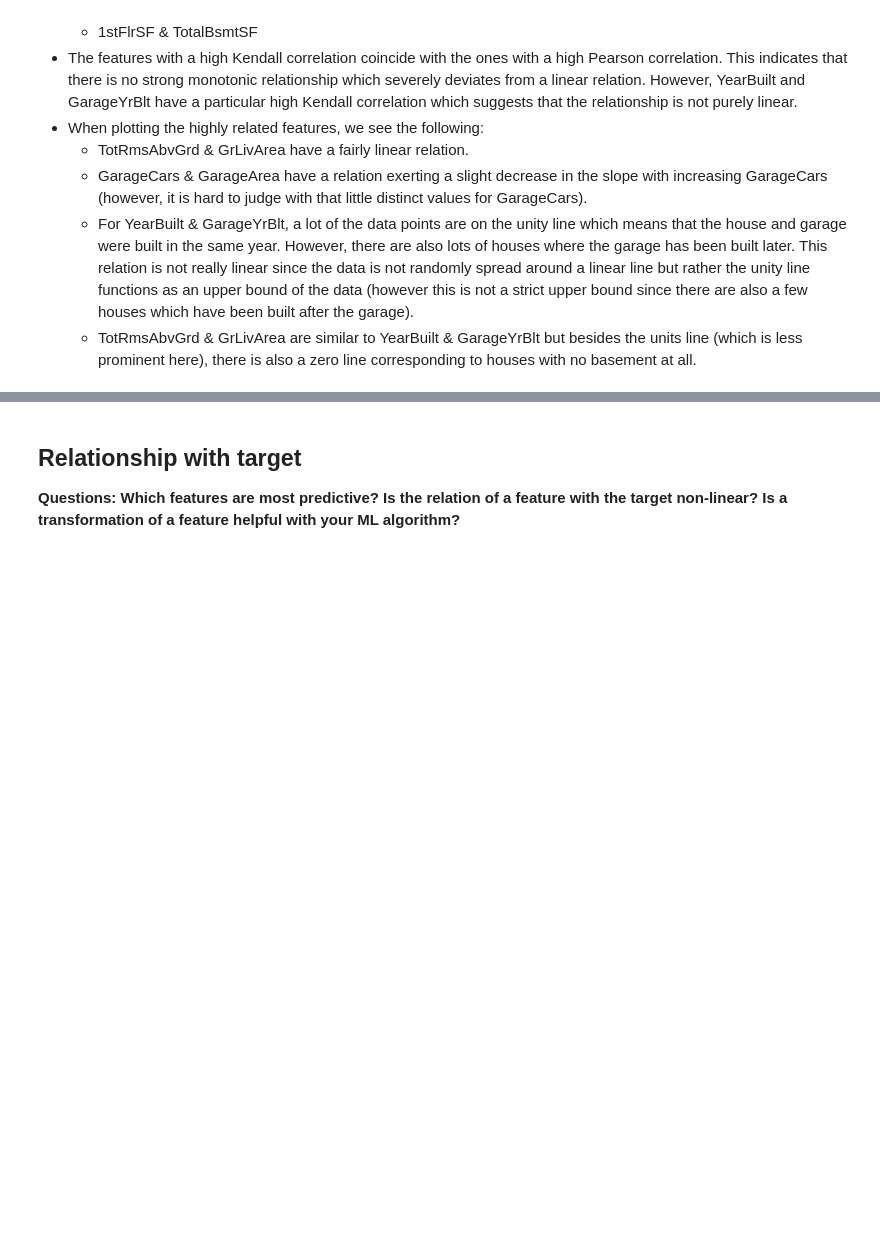
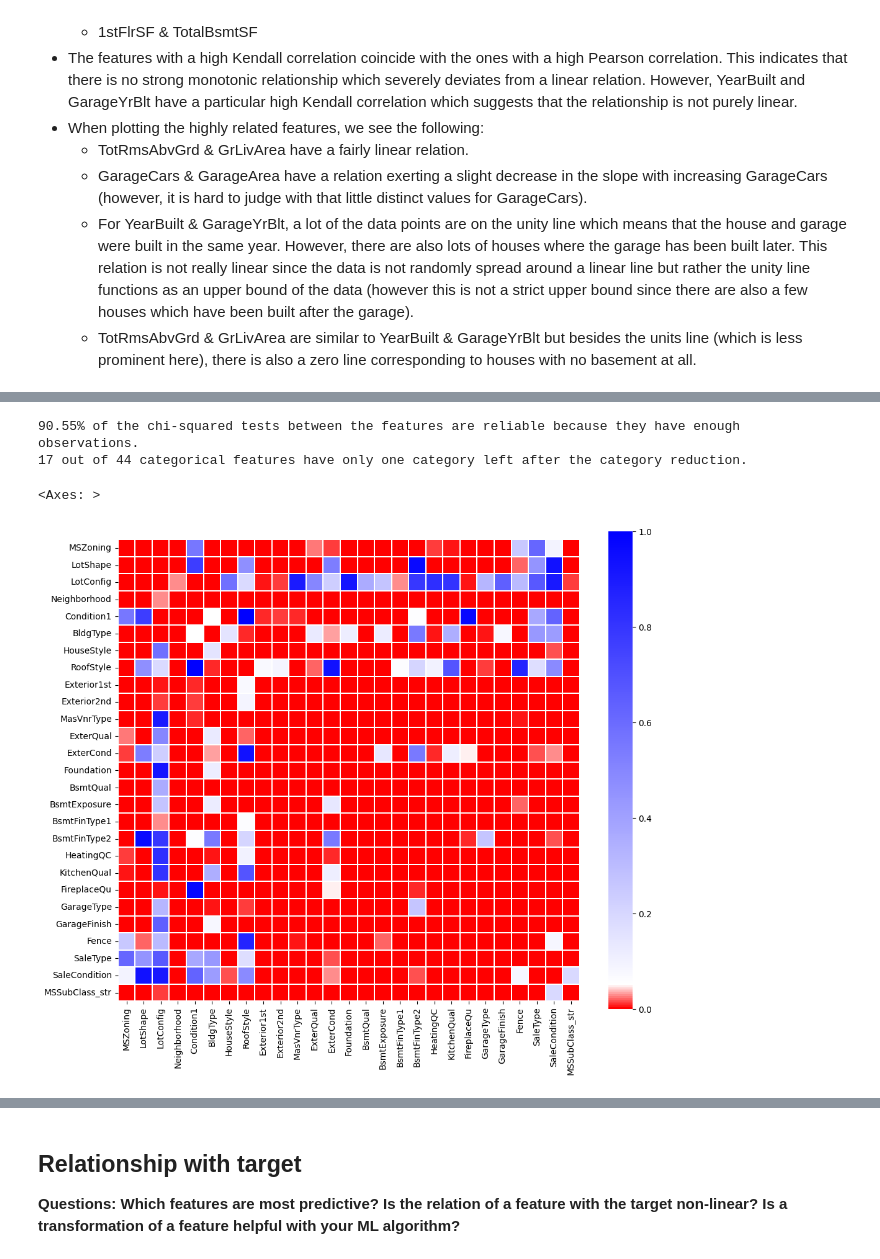
Before and after one commit to ronja-s/ames_housing_prices, a Jupyter notebook: jupyter_notebooks/03_exploratory_data_analysis.ipynb, the cells around one changed output, grey strips where cells are left out. Drawn from its saved outputs; the diff is of its cells as text; code cells hidden in the pictures; blank space fills up the shorter version.

Commit message:
Add section relationship between categorical features

```diff
--- a/jupyter_notebooks/03_exploratory_data_analysis.ipynb
+++ b/jupyter_notebooks/03_exploratory_data_analysis.ipynb
@@ -787,0 +877,73 @@ Findings for the numerical features:
+# %%
+# run chi-squared test with reduces categories:
+def reduce_categories(
+    df: pd.DataFrame,
+    categorical_column: str,
+    min_entries_per_category: int = 100,
+    new_category_name: str = "Rarest_Categories_Combined",
+):
+    category_counts = df[categorical_column].value_counts().sort_values(ascending=True)
+    new_category_count = 0
+    categories_to_combine = []
+    for category in category_counts.index:
+        categories_to_combine.append(category)
+        new_category_count += category_counts[category]
+        if new_category_count > min_entries_per_category:
+            break
+    df[categorical_column] = df[categorical_column].apply(
+        lambda entry: new_category_name if entry in categories_to_combine else entry
+    )
+
+    return df
+
+
+X_train_reduced_cat = X_train_no_nan[list(cat_cols) + ["MSSubClass_str"]].copy()
+for col in cat_cols:
+    X_train_reduced_cat = reduce_categories(
+        X_train_reduced_cat, col, min_entries_per_category=150
+    )
+
+dependence_df, reliability_df = check_all_dependences_with_chi2_test(
+    df=X_train_reduced_cat, confidence_probability=None
+)
+
+# check reliability of chi-squared test:
+reliable_percentage = reliability_df.mean().mean() * 100
+print(
+    f"{round(reliable_percentage, 2)}% of the chi-squared tests between the features"
+    " are reliable because they have enough observations."
+)
+
+# check how many features have only 1 category left after the category reduction:
+red_cat_nunique = X_train_reduced_cat.nunique()
+one_category_features = red_cat_nunique[red_cat_nunique == 1].sum()
+print(
+    f"{one_category_features} out of {len(X_train_reduced_cat.columns)} categorical"
+    " features have only one category left after the category reduction."
+)
+
+# plot dependence between cat. features:
+alpha = 1.0 - confidence_probability  # significance level
+colors = [(0, "red"), (alpha, "white"), (1, "blue")]
+cmap_custom = LinearSegmentedColormap.from_list("custom_colormap", colors)
+
+reduced_nunique = X_train_reduced_cat.nunique()
+# note: exclude columns with only 1 category which will naturally have no dependence
+# with any other column
+cols_with_more_than_one_cat = list(reduced_nunique[reduced_nunique > 1].index)
+plt.figure(figsize=(12, 10))
+sns.heatmap(
+    dependence_df.loc[cols_with_more_than_one_cat, cols_with_more_than_one_cat].astype(
+        float
+    ),
+    square=True,
+    vmin=0.0,
+    vmax=1.0,
+    cmap=cmap_custom,
+    linewidths=0.2,
+)
+# %% [output]
+90.55% of the chi-squared tests between the features are reliable because they have enough observations.
+17 out of 44 categorical features have only one category left after the category reduction.
+<Axes: >
+[figure, added]
```
Also changed, not shown: parts of 10 cells of this notebook.
